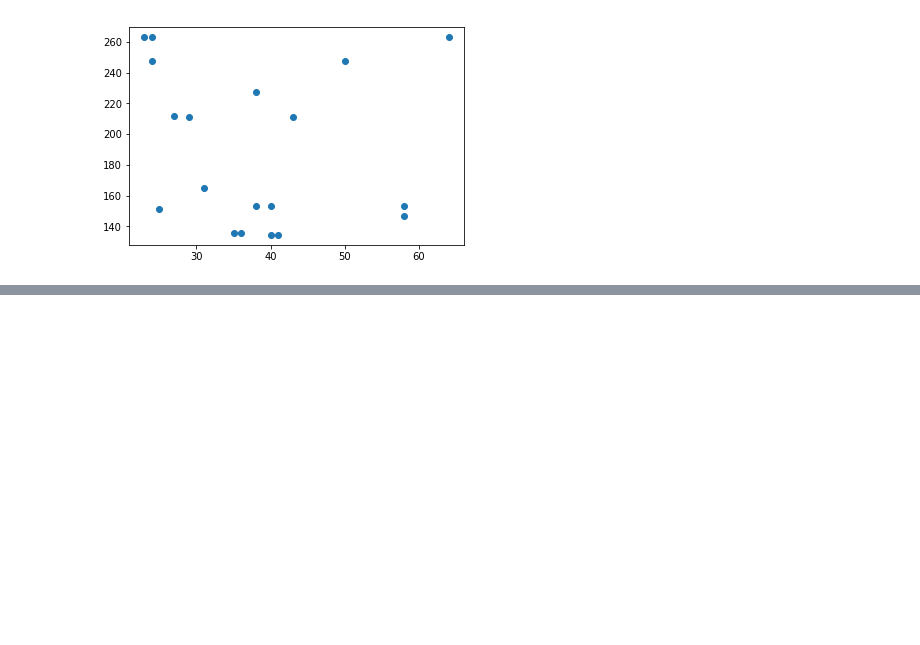
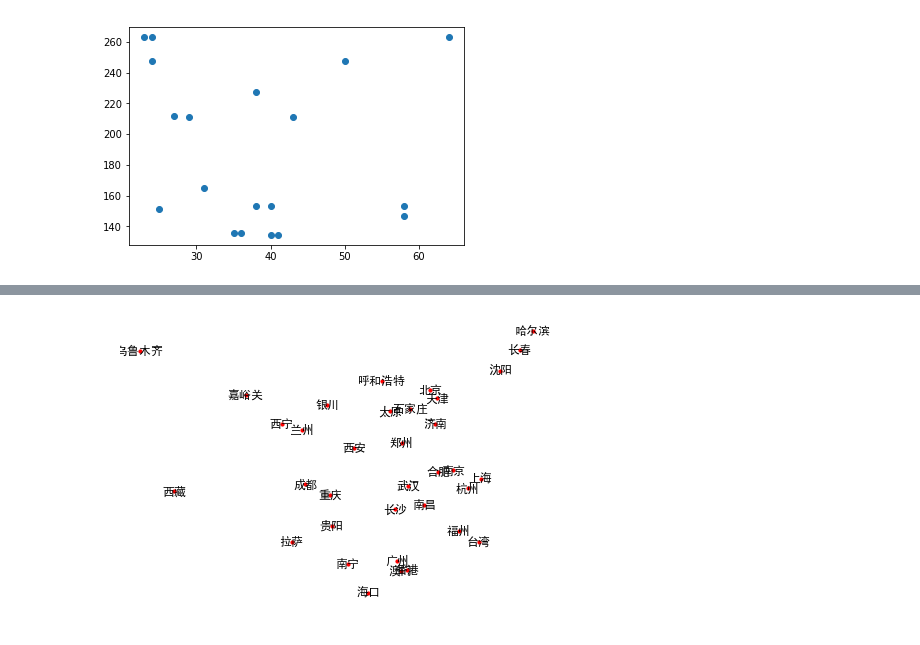
Before and after one commit to jimzhang1030/AI-For-NLP, a Jupyter notebook: lecture-03.ipynb, the cells around one changed output, grey strips where cells are left out. Drawn from its saved outputs; the diff is of its cells as text; code cells hidden in the pictures; blank space fills up the shorter version.

```diff
--- a/lecture-03.ipynb
+++ b/lecture-03.ipynb
@@ -288,0 +411,8 @@ f(age) = 7.996654728296441 * age + 2.7755626340042028.with error rate:138.307566
+# %%
+for line in coordination_source.split('\n'):
+    if line.strip() == '': continue
+    city = re.findall("name:'(\w+)'", line)[0]
+    x_y = re.findall("Coord:\[(\d+.\d+),\s(\d+.\d+)\]", line)[0]
+    x_y = tuple(map(float,x_y))
+    city_location[city] = x_y
+    print(city,x_y)
@@ -288,0 +484,3 @@ f(age) = 7.996654728296441 * age + 2.7755626340042028.with error rate:138.307566
+# %%
+#cities = city_location.keys().tolist ()     'dict_keys' object has no attribute 'tolist'
+cities = list(city_location.keys())
@@ -288,0 +507,8 @@ f(age) = 7.996654728296441 * age + 2.7755626340042028.with error rate:138.307566
+# %%
+city_graph = nx.Graph()
+# %%
+city_graph.add_nodes_from(cities)
+# %%
+nx.draw(city_graph, city_location, with_labels=True, node_size=10)
+# %% [output]
+[figure, added]
```
Also changed, not shown: parts of 23 cells of this notebook.
